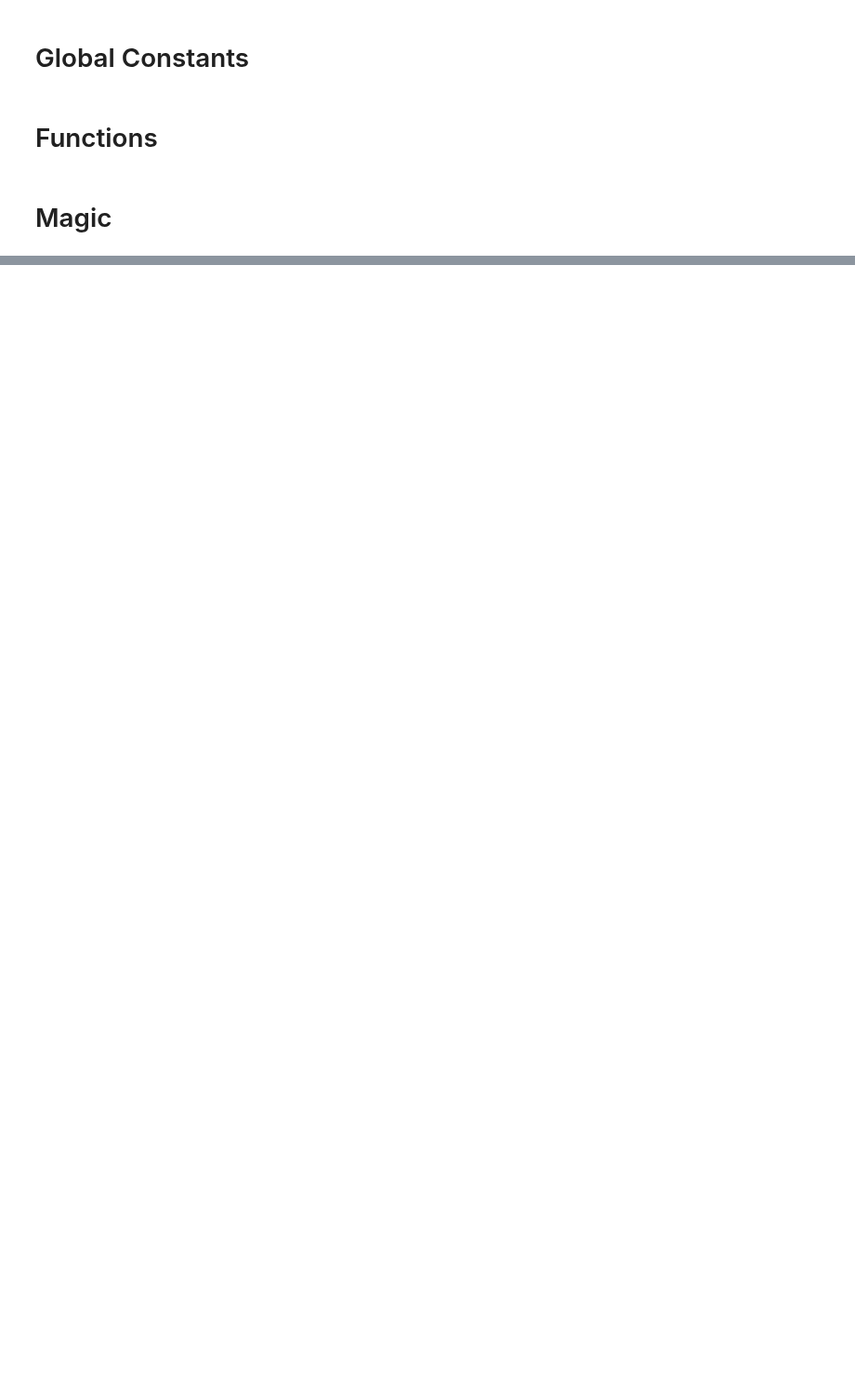
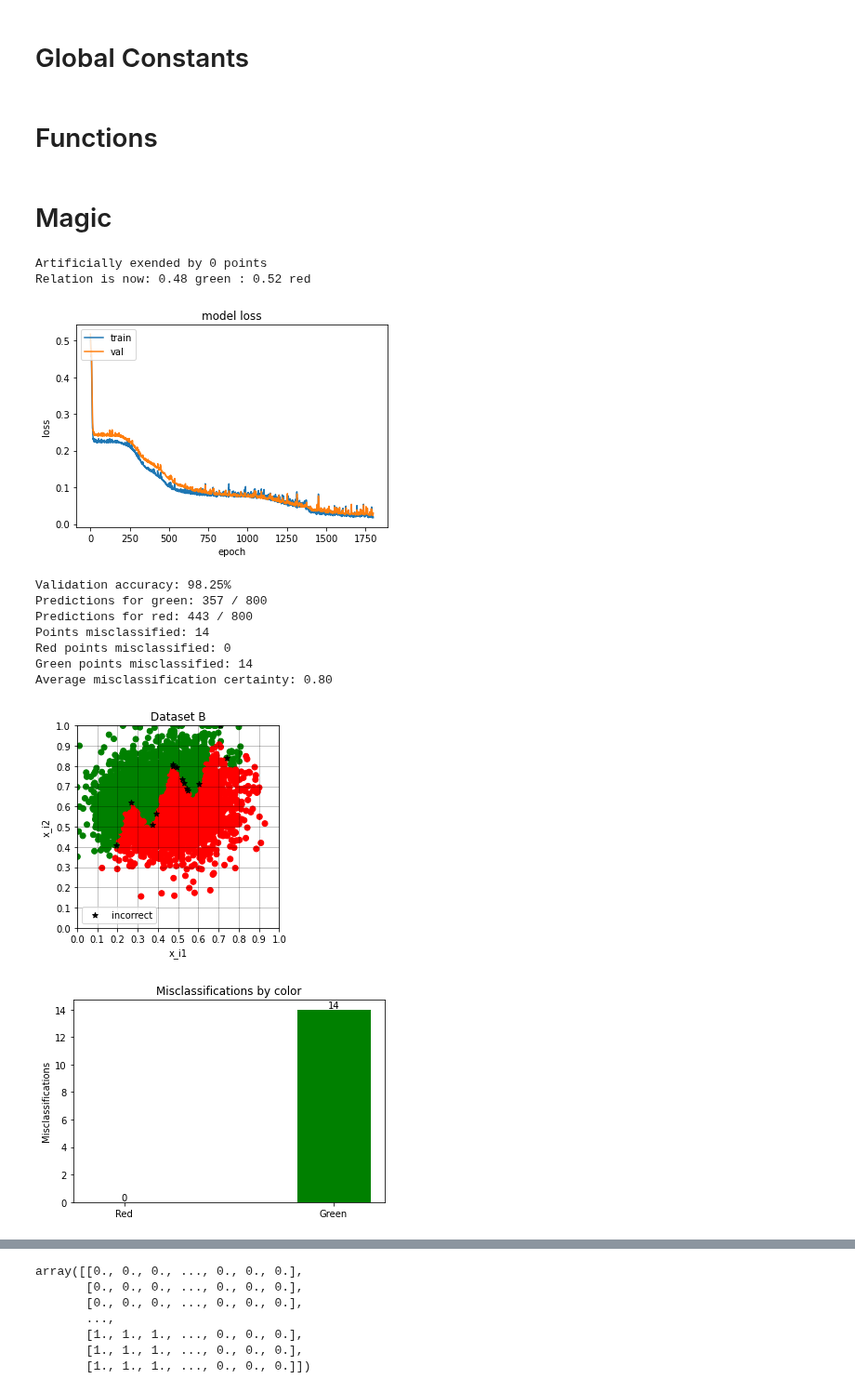
Before and after one commit to ericbill21/siemens, a Jupyter notebook: Siemens_Approach.ipynb, the cells around one changed output, grey strips where cells are left out. Shown at 93% size. Saved outputs shown, nothing was run; the diff lists cells and outputs as text; code cells hidden in the pictures; blank space fills up the shorter version.

```diff
--- a/Siemens_Approach.ipynb
+++ b/Siemens_Approach.ipynb
@@ -55,7 +74,7 @@ COLORS = {0 : 'green', 1 : 'red', 'green' : 0, 'red' : 1}
 SOURCES = {'A' : 'https://drive.google.com/file/d/1hAzAKZNpmSclSI7HnV_cRjpMS4Kh5r1q/view?usp=sharing', 'B' : 'https://drive.google.com/file/d/12VlecL-5iYs-BFpnTOba1x65jWofBX1P/view?usp=sharing', 'C' : 'https://drive.google.com/file/d/1-Z0RuJIi1cZcqrrmV6TqT0O1PwI2OiBY/view?usp=sharing'}
 SOURCE_SIZE = {'A': 1000,'B' : 5000, 'C' : 50000}
 
-CURRENT_SET = 'C'
+CURRENT_SET = 'B'
 
 # Balancing dataset to threshold
 THRESHOLD_DATA = 0.4
@@ -82,13 +101,18 @@ PENALTY = 0.2
 # %%
 #@title Data Operations
 
-def getDataSet():
-  """Returns the dataset currently selected by CURRENT_SET."""
-  path = 'https://drive.google.com/uc?export=download&id='+SOURCES[CURRENT_SET].split('/')[-2]
+def getDataSet(dataset=CURRENT_SET):
+  """Returns pandas.DataFrame of dataset.
+
+  Args:
+    dataset: char, optional
+      The dataset to return. 'A', 'B', or 'C'.
+  """
+  path = 'https://drive.google.com/uc?export=download&id='+SOURCES[dataset].split('/')[-2]
   return pd.read_excel(path)
 
-def seperateValidationSet(dataSet, validationIndices):
-  """Formats a subset of points from a dataset as validation points.
+def separateValidationSet(dataSet, validationIndices):
+  """Separates a subset of points from dataSet as validation points.
 
   Validation points are extracted and deleted from dataSet to be used for
   validation later on.
@@ -100,8 +124,9 @@ def seperateValidationSet(dataSet, validationIndices):
     validationIndices: 1-D list of ints
       The elements corresponding to these indices are extracted from dataSet.
 
-  Returns: 2-tuple of the form (valSet_points, valSet_labels), where valSet_points
-    is a tensor of shape (x,2) and valSet_labels is a tensor of shape (x,1).
+  Returns:
+    2-tuple of the form (valSet_points, valSet_labels), where valSet_points
+    is a np.array of shape (x,2) and valSet_labels is a np.array of shape (x,1).
   """
   # Checking for the right type
   if not isinstance(dataSet, pd.DataFrame):
@@ -1880,13 +3071,16 @@ def construct_custom_penalty_loss(penalty,
 dataSet = getDataSet()
 dataSet.pop('Unnamed: 0') #Removing unnessary column
 
-valSet_points, valSet_labels = seperateValidationSet(dataSet=dataSet, validationIndices=VAL_INDICES)
+valSet_points, valSet_labels = separateValidationSet(dataSet=dataSet, validationIndices=VAL_INDICES)
 
 dataSet = balanceDataset(dataSet, threshold=THRESHOLD_DATA)
 
 #Creating tensors
 training_labels = np.array(dataSet['l_i']).astype('float')
 training_points = np.array(dataSet[['x_i1','x_i2']])
+# %% [output]
+Artificially exended by 0 points
+Relation is now: 0.48 green : 0.52 red
 # %%
 # Configure and compile model
 initalizer = keras.initializers.GlorotNormal()
@@ -1907,14 +3101,22 @@ model_0.compile(optimizer='adam', loss=construct_custom_penalty_loss(PENALTY),
 initialWeights = model_0.get_weights()
 
 # Fit model
-history = model_0.fit(training_points, training_labels, batch_size=1024, epochs=1000,
+history = model_0.fit(training_points, training_labels, batch_size=912, epochs=1800,
                     shuffle=True, validation_data=(valSet_points, valSet_labels))
 clear_output()
 # %%
 plotLoss(history)
-print('With thresholdPredict:')
 showPredictions(model_0, history, valSet_points, valSet_labels, useThresholdPredict=True)
-makeCertaintyMap(model_0, accuracy=250, specific_color=1, useThresholdPredict=True)
-print('Without thresholdPredict:')
-showPredictions(model_0, history, valSet_points, valSet_labels)
-makeCertaintyMap(model_0, accuracy=250, specific_color=1)
+makeCertaintyMap(model_0, useThresholdPredict=True, specific_color=1)
+makeDensityMap(100)
+# %% [output]
+[figure, added]
+Validation accuracy: 98.25%
+Predictions for green: 357 / 800
+Predictions for red: 443 / 800
+Points misclassified: 14
+Red points misclassified: 0
+Green points misclassified: 14
+Average misclassification certainty: 0.80
+[figure, added]
+[figure, added]
@@ -1920,0 +3125,7 @@ makeCertaintyMap(model_0, accuracy=250, specific_color=1)
+array([[0., 0., 0., ..., 0., 0., 0.],
+       [0., 0., 0., ..., 0., 0., 0.],
+       [0., 0., 0., ..., 0., 0., 0.],
+       ...,
+       [1., 1., 1., ..., 0., 0., 0.],
+       [1., 1., 1., ..., 0., 0., 0.],
+       [1., 1., 1., ..., 0., 0., 0.]])
```
Also changed, not shown: parts of 15 cells of this notebook.
